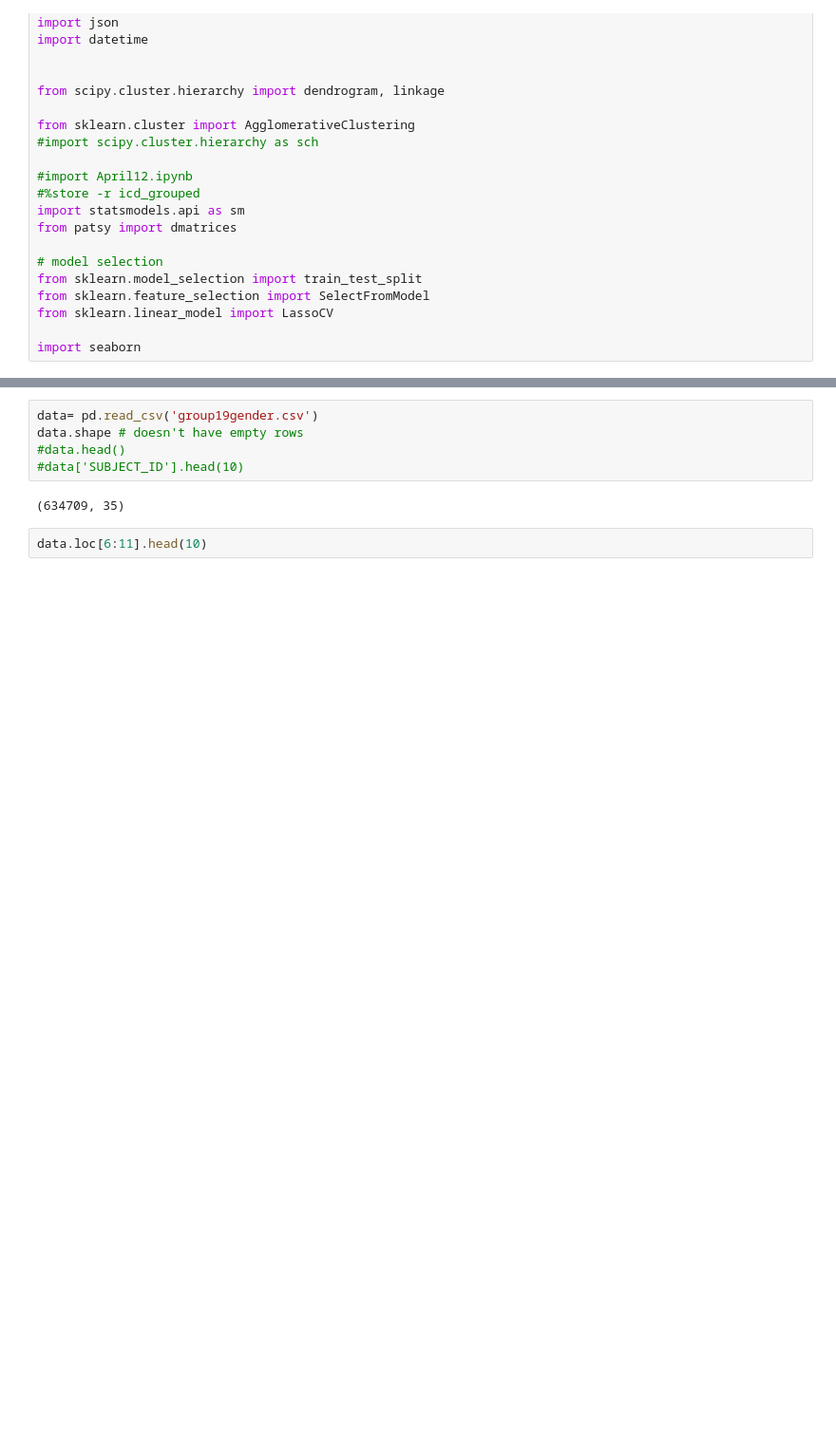
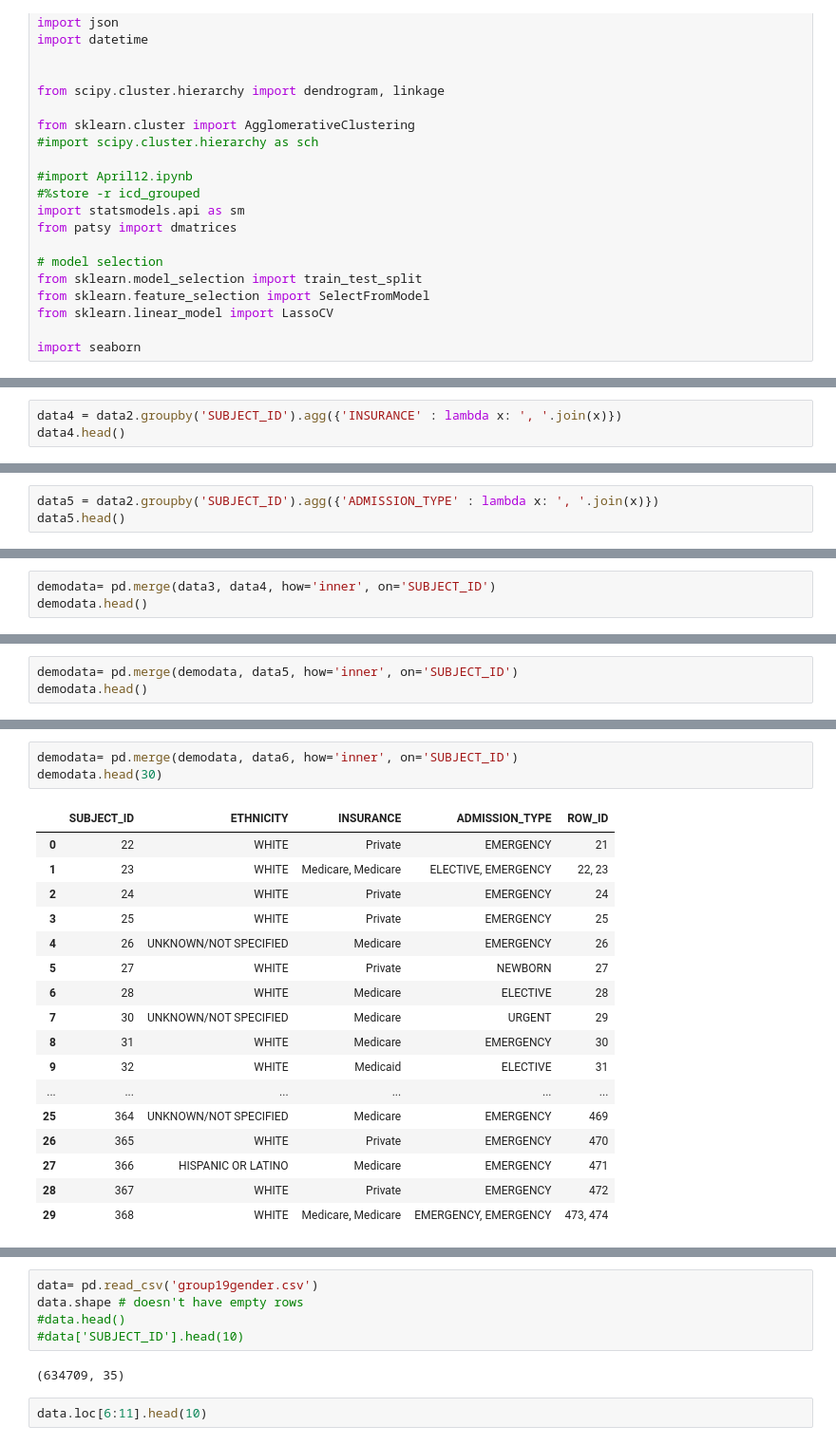
Before and after one commit to kathy908000/Health-Care-Research, a Jupyter notebook: MIMICIII-Matrix.ipynb, the cells around one changed output, grey strips where cells are left out. Shown at 95% size. Saved outputs shown, nothing was run; the diff lists cells and outputs as text; blank space fills up the shorter version.

```diff
--- a/MIMICIII-Matrix.ipynb
+++ b/MIMICIII-Matrix.ipynb
@@ -29,0 +169,3 @@ import seaborn
+# %%
+data4 = data2.groupby('SUBJECT_ID').agg({'INSURANCE' : lambda x: ', '.join(x)})
+data4.head()
@@ -29,0 +180,3 @@ import seaborn
+# %%
+data5 = data2.groupby('SUBJECT_ID').agg({'ADMISSION_TYPE' : lambda x: ', '.join(x)})
+data5.head()
@@ -29,0 +191,3 @@ import seaborn
+# %%
+demodata= pd.merge(data3, data4, how='inner', on='SUBJECT_ID')
+demodata.head()
@@ -29,0 +201,3 @@ import seaborn
+# %%
+demodata= pd.merge(demodata, data5, how='inner', on='SUBJECT_ID')
+demodata.head()
@@ -29,0 +211,21 @@ import seaborn
+# %%
+demodata= pd.merge(demodata, data6, how='inner', on='SUBJECT_ID')
+demodata.head(30)
+# %% [output]
+|  | SUBJECT_ID | ETHNICITY | INSURANCE | ADMISSION_TYPE | ROW_ID |
+| 0 | 22 | WHITE | Private | EMERGENCY | 21 |
+| 1 | 23 | WHITE | Medicare, Medicare | ELECTIVE, EMERGENCY | 22, 23 |
+| 2 | 24 | WHITE | Private | EMERGENCY | 24 |
+| 3 | 25 | WHITE | Private | EMERGENCY | 25 |
+| 4 | 26 | UNKNOWN/NOT SPECIFIED | Medicare | EMERGENCY | 26 |
+| 5 | 27 | WHITE | Private | NEWBORN | 27 |
+| 6 | 28 | WHITE | Medicare | ELECTIVE | 28 |
+| 7 | 30 | UNKNOWN/NOT SPECIFIED | Medicare | URGENT | 29 |
+| 8 | 31 | WHITE | Medicare | EMERGENCY | 30 |
+| 9 | 32 | WHITE | Medicaid | ELECTIVE | 31 |
+| ... | ... | ... | ... | ... | ... |
+| 25 | 364 | UNKNOWN/NOT SPECIFIED | Medicare | EMERGENCY | 469 |
+| 26 | 365 | WHITE | Private | EMERGENCY | 470 |
+| 27 | 366 | HISPANIC OR LATINO | Medicare | EMERGENCY | 471 |
+| 28 | 367 | WHITE | Private | EMERGENCY | 472 |
+| 29 | 368 | WHITE | Medicare, Medicare | EMERGENCY, EMERGENCY | 473, 474 |
```
Also changed, not shown: parts of 21 cells of this notebook.
